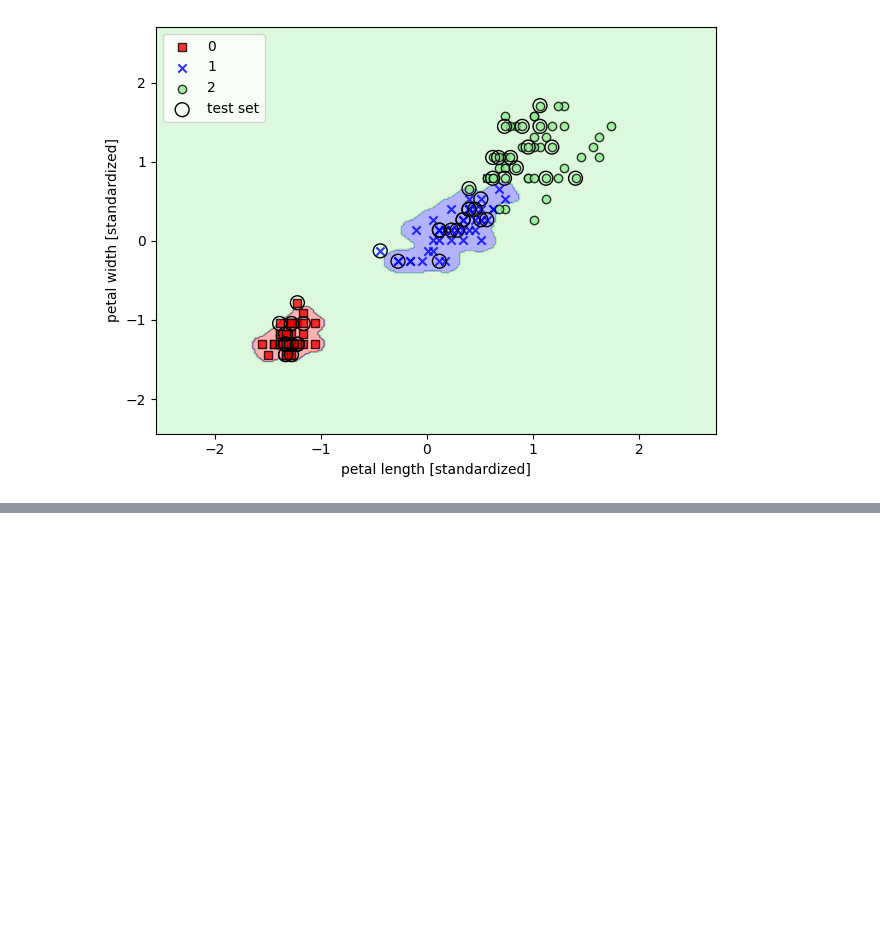
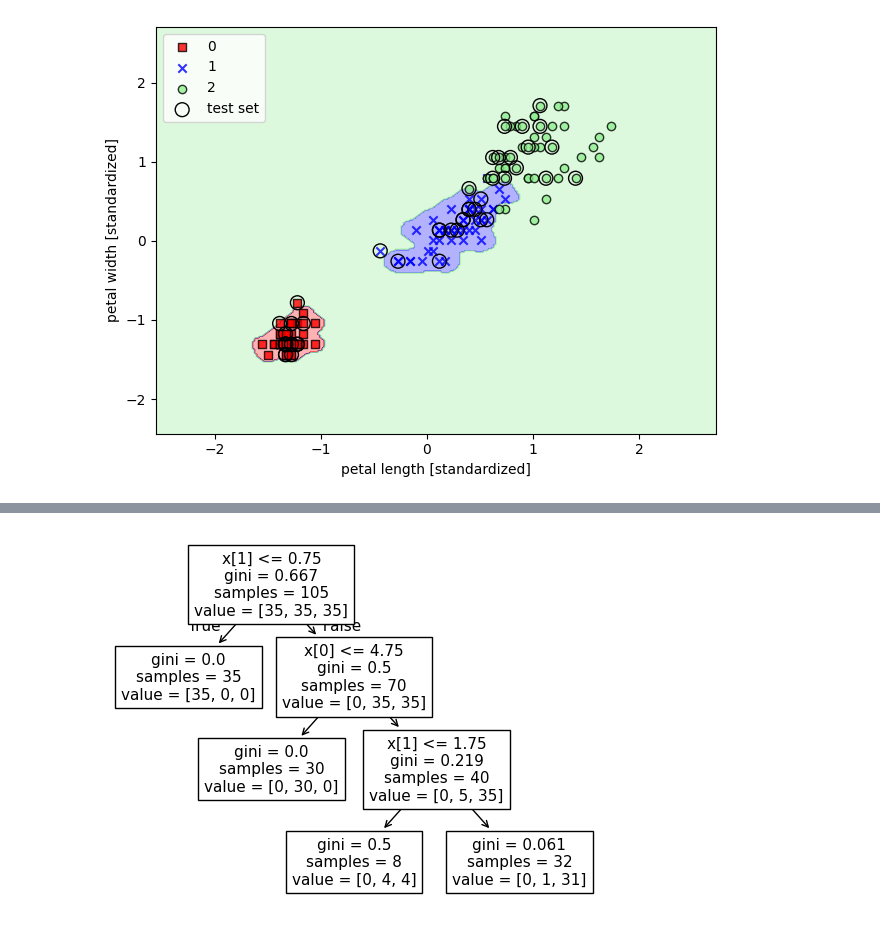
Before and after one commit to AntiquatedLemon/DataAnalytics-Science, a Jupyter notebook: Python ML Book/C3.ipynb, the cells around one changed output, grey strips where cells are left out. Drawn from its saved outputs; the diff is of its cells as text; code cells hidden in the pictures; blank space fills up the shorter version.

```diff
--- a/Python ML Book/C3.ipynb
+++ b/Python ML Book/C3.ipynb
@@ -653 +705,13 @@ plt.show()
+# %%
+from sklearn import tree
+
+tree.plot_tree(tree_model)
+#plt.savefig('images/03_21_1.pdf')
+plt.show()
+#ok this? fire ability lol
+#same cut off .75 and setosa out in the first split
+#second split the same, gini impurity = 0 so all versicolor
+#third is those last versicolors mixed with viriginica
+# %% [output]
+[figure, added]
 # %%
```
Also changed, not shown: parts of 7 cells of this notebook, 3 other files.
